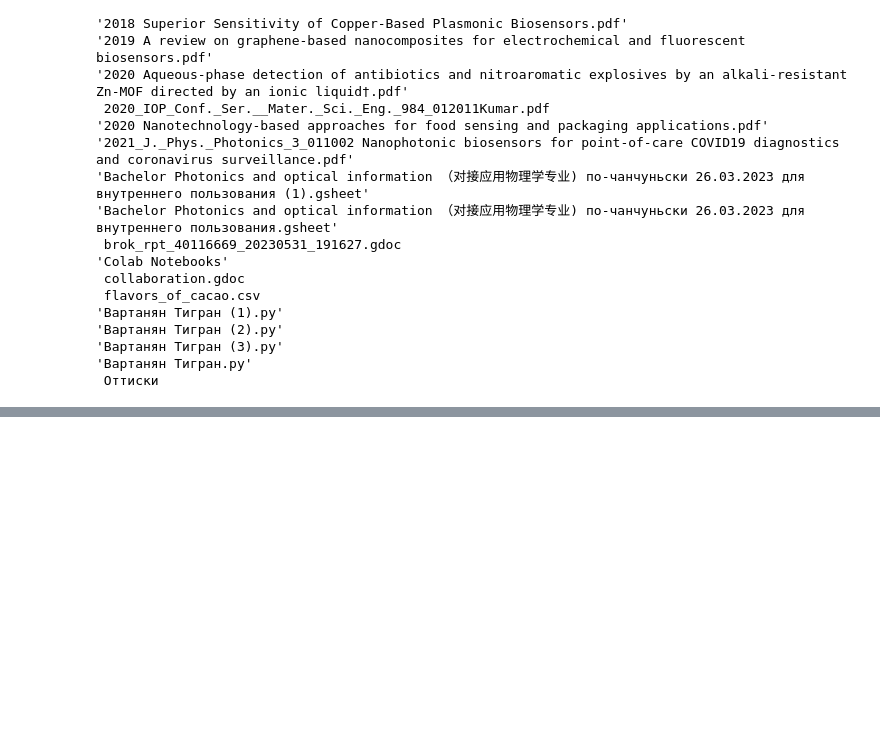
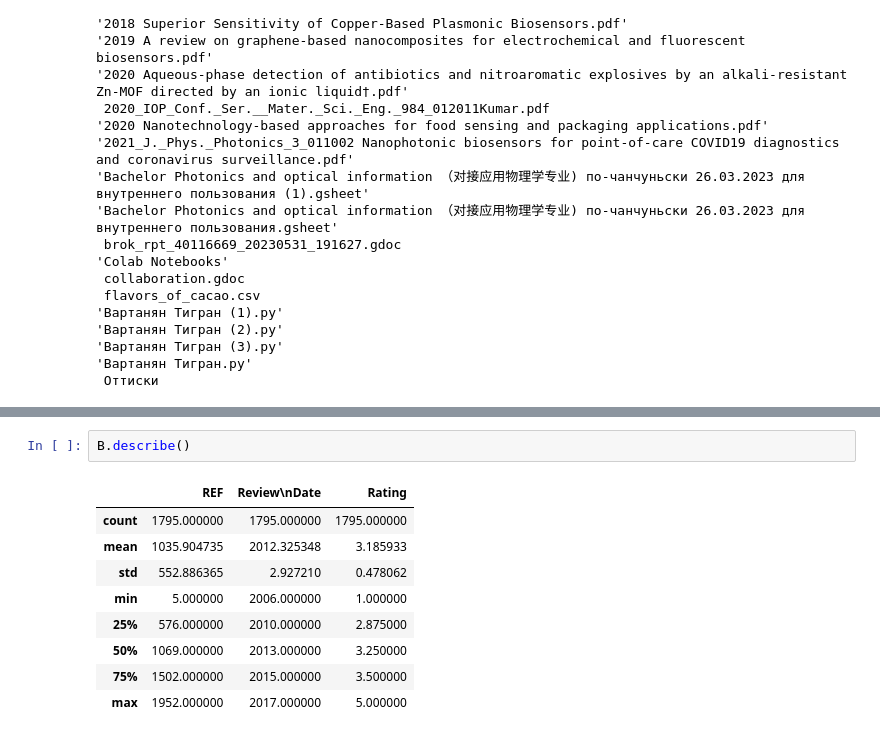
Before and after one commit to tigranvartanyan/popytka1, a Jupyter notebook: Untitled2.ipynb, the cells around one changed output, grey strips where cells are left out. Saved outputs shown, nothing was run; the diff lists cells and outputs as text; blank space fills up the shorter version.

```diff
--- a/Untitled2.ipynb
+++ b/Untitled2.ipynb
@@ -43,0 +89,12 @@ pd.read_csv('flavors_of_cacao.csv').head()
+# %%
+B.describe()
+# %% [output]
+|  | REF | Review\nDate | Rating |
+| count | 1795.000000 | 1795.000000 | 1795.000000 |
+| mean | 1035.904735 | 2012.325348 | 3.185933 |
+| std | 552.886365 | 2.927210 | 0.478062 |
+| min | 5.000000 | 2006.000000 | 1.000000 |
+| 25% | 576.000000 | 2010.000000 | 2.875000 |
+| 50% | 1069.000000 | 2013.000000 | 3.250000 |
+| 75% | 1502.000000 | 2015.000000 | 3.500000 |
+| max | 1952.000000 | 2017.000000 | 5.000000 |
```
Also changed, not shown: parts of 6 cells of this notebook.
